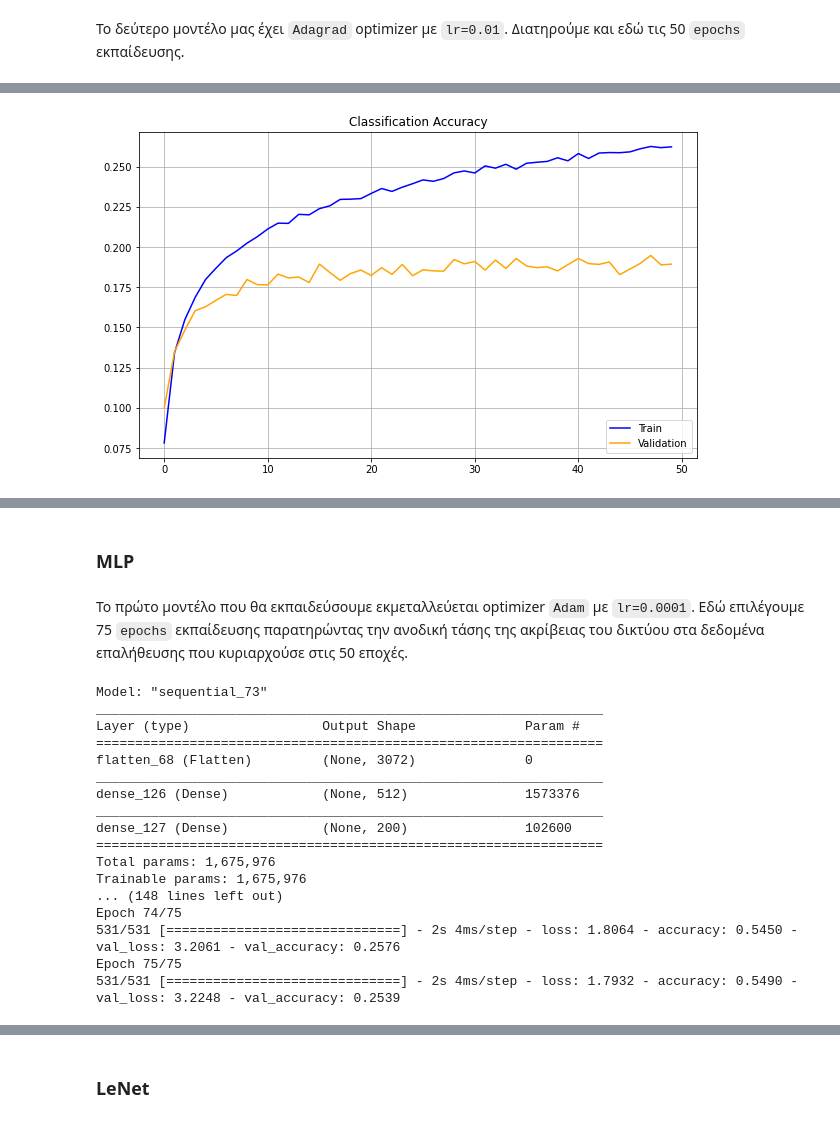
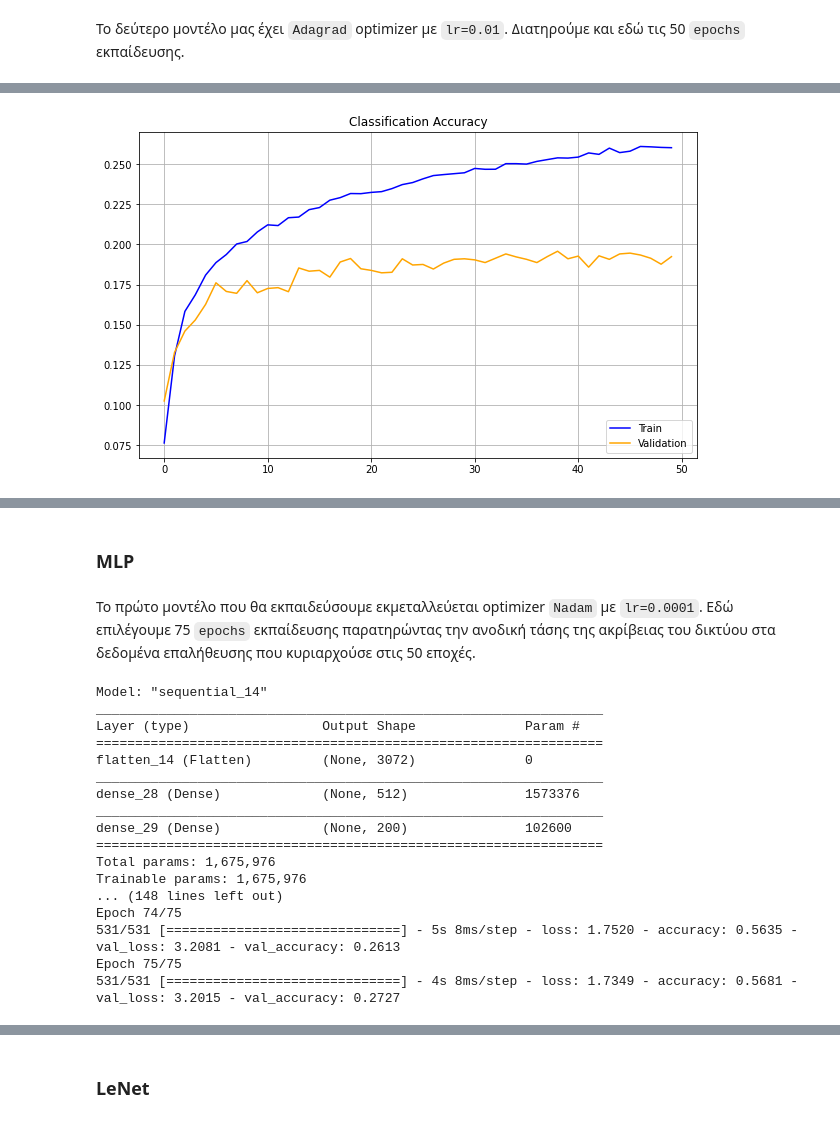
Before and after one commit to sonqo/ntua-ypsilon, a Jupyter notebook: 5_Image_Video_Analysis_Processing/CIFAR_100/CIFAR.ipynb, the cells around one changed output, grey strips where cells are left out. Saved outputs shown, nothing was run; the diff lists cells and outputs as text; code cells hidden in the pictures.

```diff
--- a/5_Image_Video_Analysis_Processing/CIFAR_100/CIFAR.ipynb
+++ b/5_Image_Video_Analysis_Processing/CIFAR_100/CIFAR.ipynb
@@ -321,4 +317,4 @@ Epoch 50/50
-# %%
-summarize_diagnostics(SOFTMAX_MODEL_ADAGRAD_history)
-# %% [output]
-[figure, removed]
+# %%
+model_report(SOFTMAX_MODEL_ADAGRAD, SOFTMAX_MODEL_ADAGRAD_history)
+# %% [output]
+[figure, added]
@@ -325,5 +325,5 @@ summarize_diagnostics(SOFTMAX_MODEL_ADAGRAD_history)
 # %% [markdown]
 ### MLP
 # %% [markdown]
-Το πρώτο μοντέλο που θα εκπαιδεύσουμε εκμεταλλεύεται optimizer `Adam` με `lr=0.0001`. Εδώ επιλέγουμε 75 `epochs` εκπαίδευσης παρατηρώντας την ανοδική τάσης της ακρίβειας του δικτύου στα δεδομένα επαλήθευσης που κυριαρχούσε στις 50 εποχές.
+Το πρώτο μοντέλο που θα εκπαιδεύσουμε εκμεταλλεύεται optimizer `Nadam` με `lr=0.0001`. Εδώ επιλέγουμε 75 `epochs` εκπαίδευσης παρατηρώντας την ανοδική τάσης της ακρίβειας του δικτύου στα δεδομένα επαλήθευσης που κυριαρχούσε στις 50 εποχές.
 # %%
@@ -342,29 +342,29 @@ def init_mlp_adam(summary):
   return model
 # %%
 # Initialize model
-MLP_MODEL_ADAM = init_mlp_adam(summary=True)
+MLP_MODEL_NADAM = init_mlp_nadam(summary=True)
 
-# Train for 50 epochs
-MLP_MODEL_ADAM_history = train_model(MLP_MODEL_ADAM, 75)
+# Train for 75 epochs
+MLP_MODEL_NADAM_history = train_model(MLP_MODEL_NADAM, 75)
 
 # Dump training history
-history_dict = MLP_MODEL_ADAM_history.history
-json.dump(history_dict, open('MLP_MODEL_ADAM.json', 'w'))
+history_dict = MLP_MODEL_NADAM_history.history
+json.dump(history_dict, open('MLP_MODEL_NADAM.json', 'w'))
 # %% [output]
-Model: "sequential_73"
+Model: "sequential_14"
 _________________________________________________________________
 Layer (type)                 Output Shape              Param #
 =================================================================
-flatten_68 (Flatten)         (None, 3072)              0
+flatten_14 (Flatten)         (None, 3072)              0
 _________________________________________________________________
-dense_126 (Dense)            (None, 512)               1573376
+dense_28 (Dense)             (None, 512)               1573376
 _________________________________________________________________
-dense_127 (Dense)            (None, 200)               102600
+dense_29 (Dense)             (None, 200)               102600
 =================================================================
 Total params: 1,675,976
 Trainable params: 1,675,976
 ... (148 lines left out)
 Epoch 74/75
-531/531 [==============================] - 2s 4ms/step - loss: 1.8064 - accuracy: 0.5450 - val_loss: 3.2061 - val_accuracy: 0.2576
+531/531 [==============================] - 5s 8ms/step - loss: 1.7520 - accuracy: 0.5635 - val_loss: 3.2081 - val_accuracy: 0.2613
 Epoch 75/75
-531/531 [==============================] - 2s 4ms/step - loss: 1.7932 - accuracy: 0.5490 - val_loss: 3.2248 - val_accuracy: 0.2539
+531/531 [==============================] - 4s 8ms/step - loss: 1.7349 - accuracy: 0.5681 - val_loss: 3.2015 - val_accuracy: 0.2727
```
Also changed, not shown: parts of 53 cells of this notebook.
